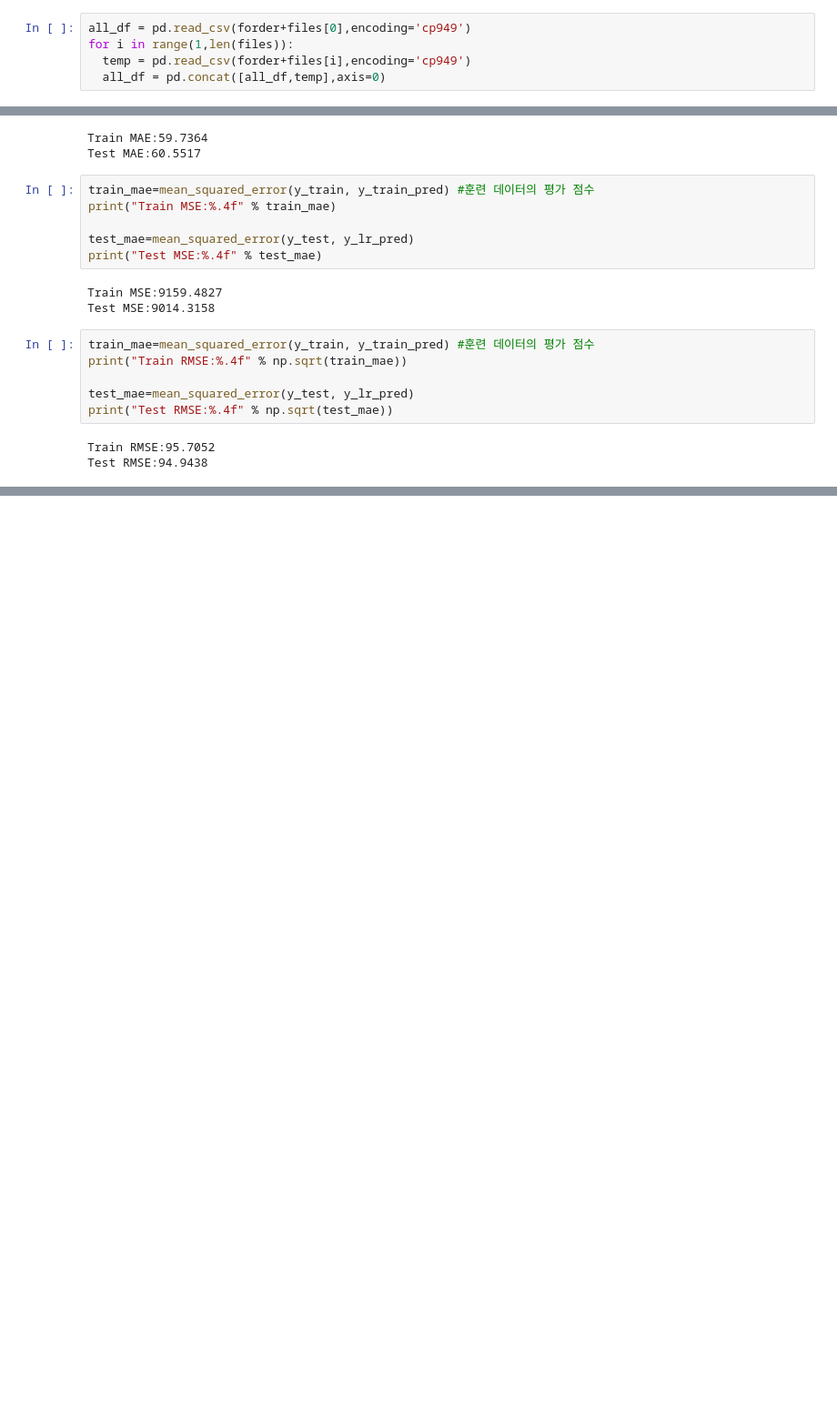
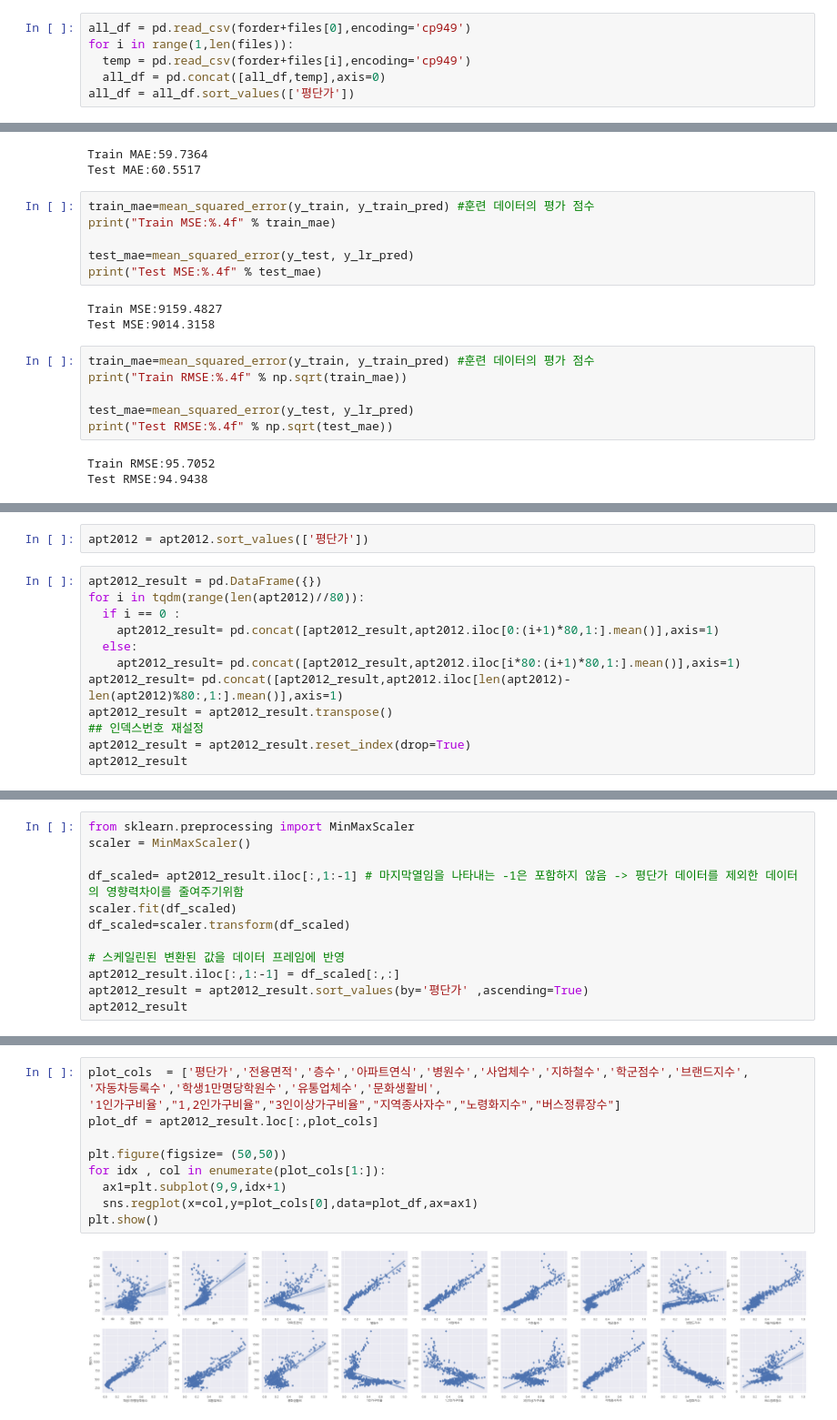
Before and after one commit to Ohjinseo2022/Showmeeverything, a Jupyter notebook: 랜덤포레스트+_상관계수_+회귀분석모델검증.ipynb, the cells around one changed output, grey strips where cells are left out. Shown at 91% size. Cells and saved outputs as stored; diff of their text form; blank space fills up the shorter version.

```diff
--- a/랜덤포레스트+_상관계수_+회귀분석모델검증.ipynb
+++ b/랜덤포레스트+_상관계수_+회귀분석모델검증.ipynb
@@ -40,3 +76,4 @@ all_df = pd.read_csv(forder+files[0],encoding='cp949')
 for i in range(1,len(files)):
   temp = pd.read_csv(forder+files[i],encoding='cp949')
   all_df = pd.concat([all_df,temp],axis=0)
+all_df = all_df.sort_values(['평단가'])
@@ -300,0 +351,14 @@ model_lr.score(x_train,y_train)
+# %%
+apt2012 = apt2012.sort_values(['평단가'])
+# %%
+apt2012_result = pd.DataFrame({})
+for i in tqdm(range(len(apt2012)//80)):
+  if i == 0 :
+    apt2012_result= pd.concat([apt2012_result,apt2012.iloc[0:(i+1)*80,1:].mean()],axis=1)
+  else:
+    apt2012_result= pd.concat([apt2012_result,apt2012.iloc[i*80:(i+1)*80,1:].mean()],axis=1)
+apt2012_result= pd.concat([apt2012_result,apt2012.iloc[len(apt2012)-len(apt2012)%80:,1:].mean()],axis=1)
+apt2012_result = apt2012_result.transpose()
+## 인덱스번호 재설정
+apt2012_result = apt2012_result.reset_index(drop=True)
+apt2012_result
@@ -300,0 +379,12 @@ model_lr.score(x_train,y_train)
+# %%
+from sklearn.preprocessing import MinMaxScaler
+scaler = MinMaxScaler()
+
+df_scaled= apt2012_result.iloc[:,1:-1] # 마지막열임을 나타내는 -1은 포함하지 않음 -> 평단가 데이터를 제외한 데이터의 영향력차이를 줄여주기위함
+scaler.fit(df_scaled)
+df_scaled=scaler.transform(df_scaled)
+
+# 스케일린된 변환된 값을 데이터 프레임에 반영
+apt2012_result.iloc[:,1:-1] = df_scaled[:,:]
+apt2012_result = apt2012_result.sort_values(by='평단가' ,ascending=True)
+apt2012_result
@@ -300,0 +411,13 @@ model_lr.score(x_train,y_train)
+# %%
+plot_cols  = ['평단가','전용면적','층수','아파트연식','병원수','사업체수','지하철수','학군점수','브랜드지수',
+'자동차등록수','학생1만명당학원수','유통업체수','문화생활비',
+'1인가구비율',"1,2인가구비율","3인이상가구비율","지역종사자수","노령화지수","버스정류장수"]
+plot_df = apt2012_result.loc[:,plot_cols]
+
+plt.figure(figsize= (50,50))
+for idx , col in enumerate(plot_cols[1:]):
+  ax1=plt.subplot(9,9,idx+1)
+  sns.regplot(x=col,y=plot_cols[0],data=plot_df,ax=ax1)
+plt.show()
+# %% [output]
+[figure, added]
```
Also changed, not shown: parts of 15 cells of this notebook.
